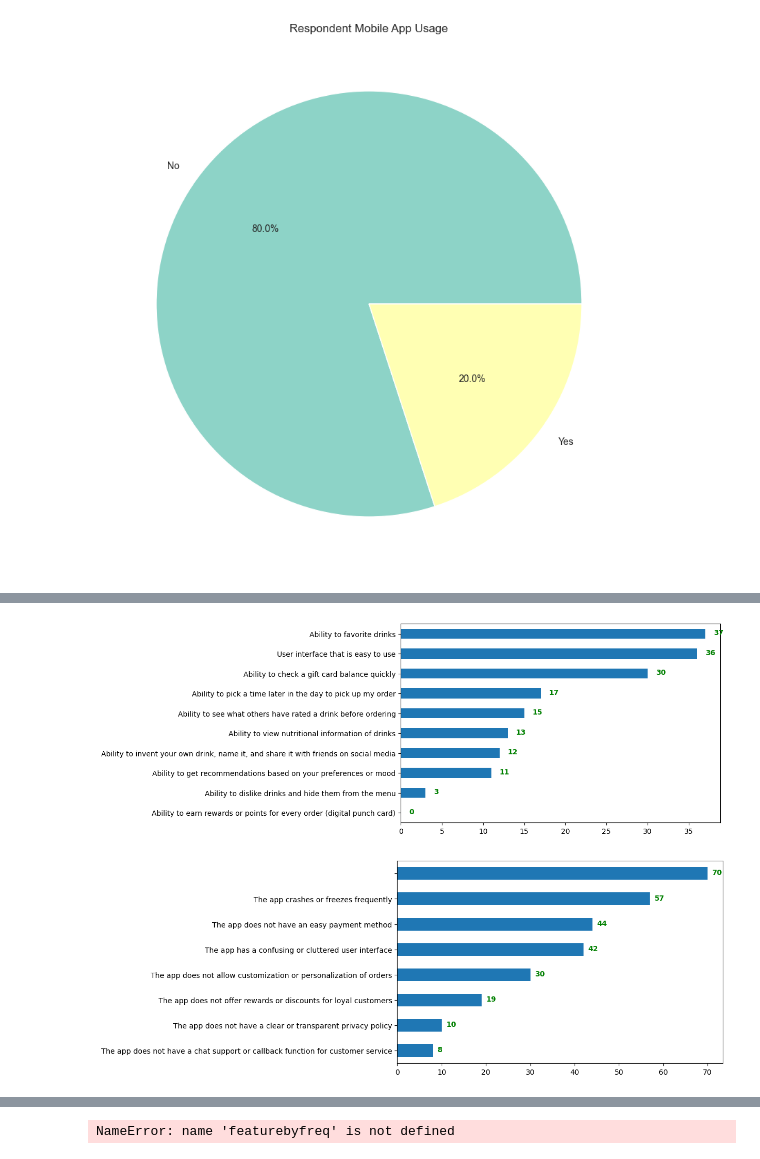
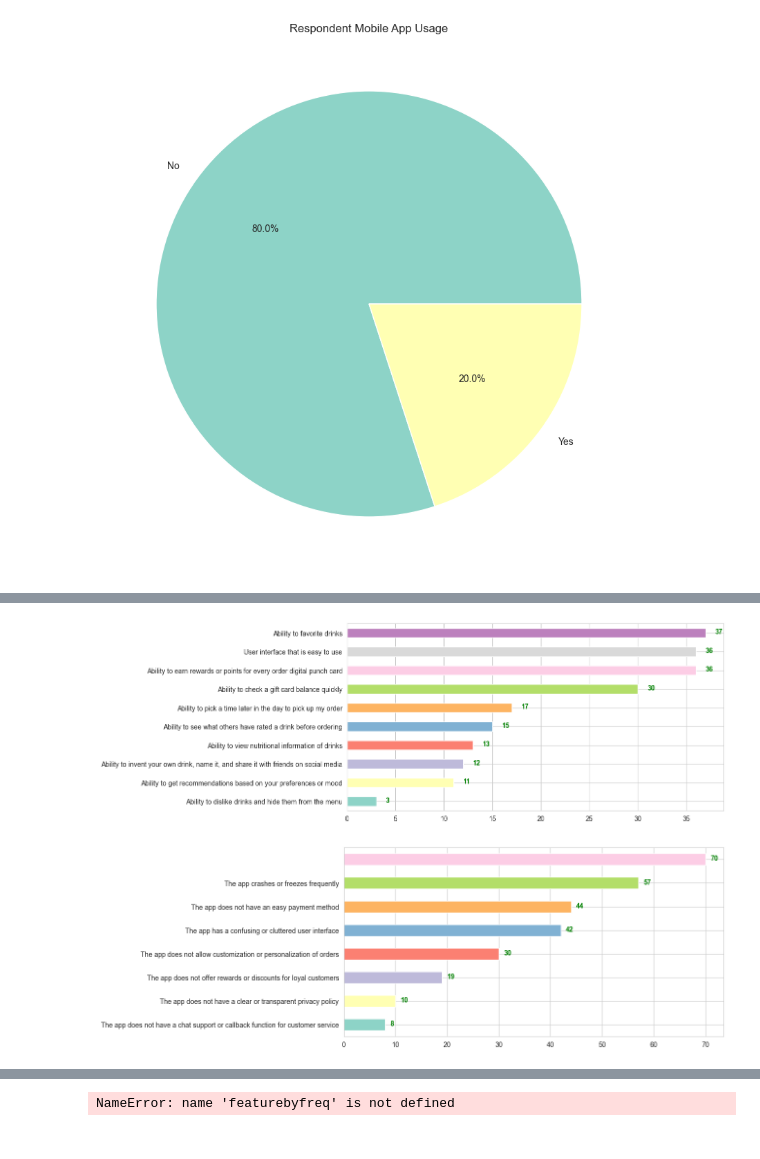
Before and after one commit to Cwighty/soda, a Jupyter notebook: data_analysis/survey.ipynb, the cells around one changed output, grey strips where cells are left out. Drawn from its saved outputs; the diff is of its cells as text; code cells hidden in the pictures.

```diff
--- a/data_analysis/survey.ipynb
+++ b/data_analysis/survey.ipynb
@@ -19,6 +19,10 @@ df = pd.read_excel('survey1cleaned.xlsx')
 # print the first 5 rows of the dataframe\
 #print(df.iloc[0:5].to_markdown())
 
+# replace ( or ) with nothing
+df['features'] = df['features'].str.replace('(','')
+df['features'] = df['features'].str.replace(')','')
+
 print(df.columns)
 df.head()
 # %% [output]
@@ -104,16 +108,16 @@ See the caveats in the documentation: https://pandas.pydata.org/pandas-docs/stab
 # %%
 # create new dataframe that contains only the frequency column
-dailyweekly = df[['frequency', 'features']]
+featurefreq = df[['frequency', 'features']]
 dealbreakerbyfreq = df[['frequency', 'dealbreakers']]
 # split column features into multiple columns by ; delimiter
 # make column a 1 if the feature is present, 0 if not
 # add new columns to dataframe
-for feature in dailyweekly['features']:
+for feature in featurefreq['features']:
     for f in feature.split(';'):
-        dailyweekly[f] = dailyweekly['features'].str.contains(f).astype(int)
+        featurefreq[f] = featurefreq['features'].str.contains(f).astype(int)
 # drop the features column
-dailyweekly.drop('features', axis=1, inplace=True)
-dailyweekly.drop('', axis=1, inplace=True)
+featurefreq.drop('features', axis=1, inplace=True)
+featurefreq.drop('', axis=1, inplace=True)
 
 # do the same for dealbreakers
 for dealbreaker in dealbreakerbyfreq['dealbreakers']:
@@ -124,23 +152,24 @@ dealbreakerbyfreq.head()
 # %%
 import matplotlib.pyplot as plt
 import numpy as np
 # graph the sum of each feature, ignore the frequency column and the unlabeled column
 # make it horizontal and include the count value on the bar
-dailyweekly.iloc[:,1:].sum().sort_values().plot(kind='barh', figsize=(8,5))
-for i, v in enumerate(dailyweekly.iloc[:,1:].sum().sort_values()):
+featurefreq.iloc[:,1:].sum().sort_values(ascending=True).plot.barh(figsize=(10,5), color = sns.color_palette("Set3", 10))
+for i, v in enumerate(featurefreq.iloc[:,1:].sum().sort_values()):
     plt.text(v + 1, i - .05 , str(v), color='green', fontweight='bold')
+plt.title('Top Features')
 plt.show()
 # %% [output]
-[figure, old version]
+[figure, new version]
 # %%
 # graph the sum of each dealbreaker, ignore the frequency column and the unlabeled column
 # make it horizontal and include the count value on the bar
-dealbreakerbyfreq.iloc[:,1:].sum().sort_values().plot(kind='barh', figsize=(8,5))
+dealbreakerbyfreq.iloc[:,1:].sum().sort_values(ascending=True).plot.barh(figsize=(10,5), color = sns.color_palette("Set3", 10))
 for i, v in enumerate(dealbreakerbyfreq.iloc[:,1:].sum().sort_values()):
     plt.text(v + 1, i - .05 , str(v), color='green', fontweight='bold')
 plt.show()
 # %% [output]
-[figure, old version]
+[figure, new version]
 # %%
 import seaborn as sns
 # value count each feature column grouped by frequency
```
Also changed, not shown: parts of 5 cells of this notebook.
